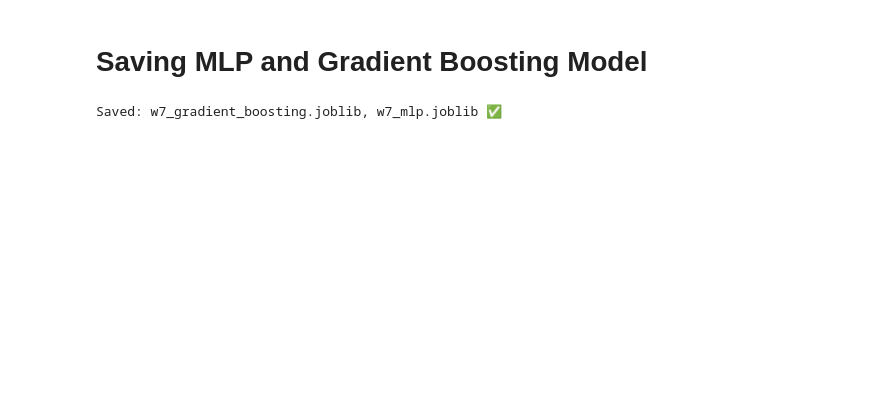
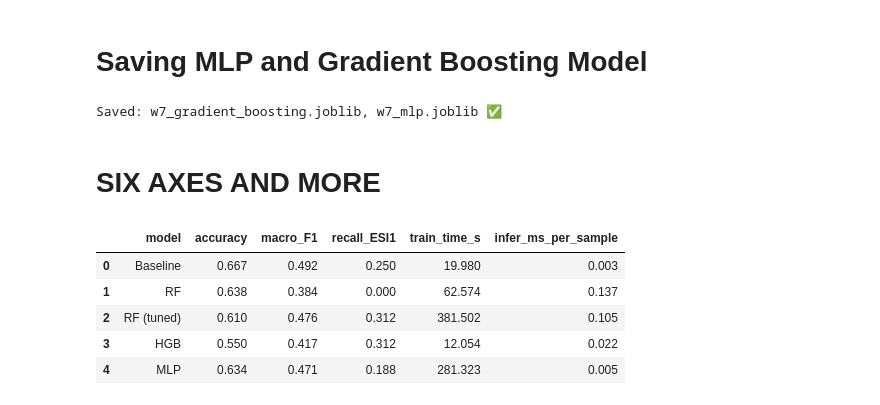
Before and after one commit to Colosolizer/carisurg-portfolio, a Jupyter notebook: notebooks/Week7_Tutorial2_ComplexModels_SekouRuddock.ipynb, the cells around one changed output. Cells and saved outputs as stored; diff of their text form; code cells hidden in the pictures; blank space fills up the shorter version.

```diff
--- a/notebooks/Week7_Tutorial2_ComplexModels_SekouRuddock.ipynb
+++ b/notebooks/Week7_Tutorial2_ComplexModels_SekouRuddock.ipynb
@@ -353,3 +389,45 @@ joblib.dump(mlp, model_save_path3)
 print("Saved: w7_gradient_boosting.joblib, w7_mlp.joblib ✅")
 # %% [output]
 Saved: w7_gradient_boosting.joblib, w7_mlp.joblib ✅
+# %% [markdown]
+# SIX AXES AND MORE
+# %%
+import time
+import pandas as pd
+from sklearn.metrics import f1_score, recall_score
+
+def summarise(name, model, X_train_data, y_train_data, X_test_data):
+    # Time training
+    t0 = time.perf_counter()
+    model.fit(X_train_data, y_train_data) # training
+    train_time = time.perf_counter() - t0
+
+    # Time inference
+    t0 = time.perf_counter()
+    preds = model.predict(X_test_data)
+    infer_ms = (time.perf_counter() - t0) / len(X_test_data) * 1000 # per prediction
+
+    return {
+        "model": name,
+        "accuracy": round((preds == y_test).mean(), 3),
+        "macro_F1": round(f1_score(y_test, preds, average="macro"), 3),
+        "recall_ESI1": round(recall_score(y_test, preds, labels=[1], average=None)[0], 3),
+        "train_time_s": round(train_time, 3),
+        "infer_ms_per_sample": round(infer_ms, 3)
+    }
+
+table = pd.DataFrame([
+    summarise("Baseline", baseline, X_train, y_train, X_test),
+    summarise("RF", rf, X_train_fe, y_train, X_test_fe),
+    summarise("RF (tuned)", best_rf, X_train_fe, y_train, X_test_fe),
+    summarise("HGB", hgb, X_train_fe, y_train, X_test_fe),
+    summarise("MLP", mlp, X_train_fe, y_train, X_test_fe)
+])
+table
+# %% [output]
+|  | model | accuracy | macro_F1 | recall_ESI1 | train_time_s | infer_ms_per_sample |
+| 0 | Baseline | 0.667 | 0.492 | 0.250 | 19.980 | 0.003 |
+| 1 | RF | 0.638 | 0.384 | 0.000 | 62.574 | 0.137 |
+| 2 | RF (tuned) | 0.610 | 0.476 | 0.312 | 381.502 | 0.105 |
+| 3 | HGB | 0.550 | 0.417 | 0.312 | 12.054 | 0.022 |
+| 4 | MLP | 0.634 | 0.471 | 0.188 | 281.323 | 0.005 |
```
Also changed, not shown: parts of 7 cells of this notebook.
